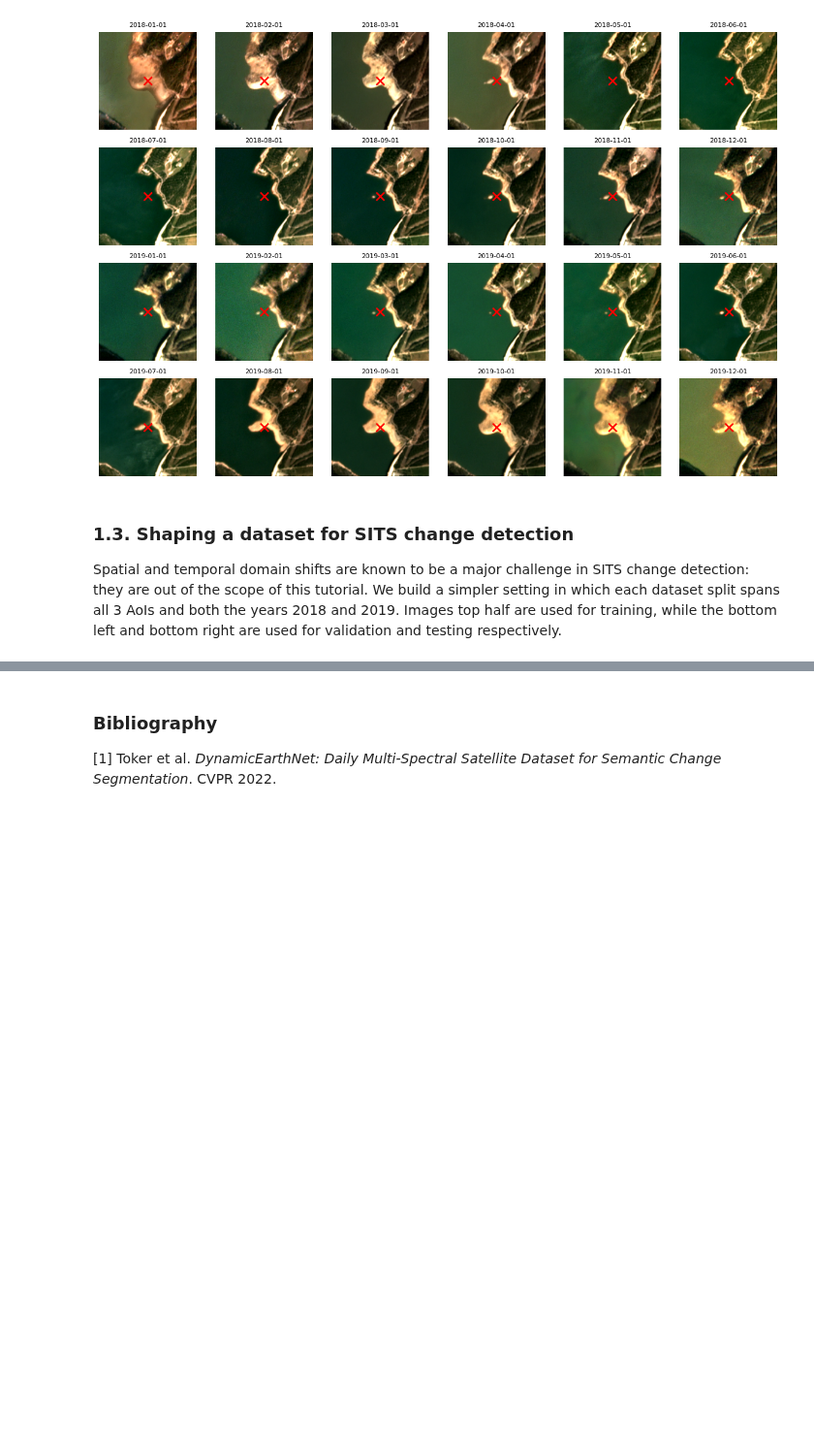
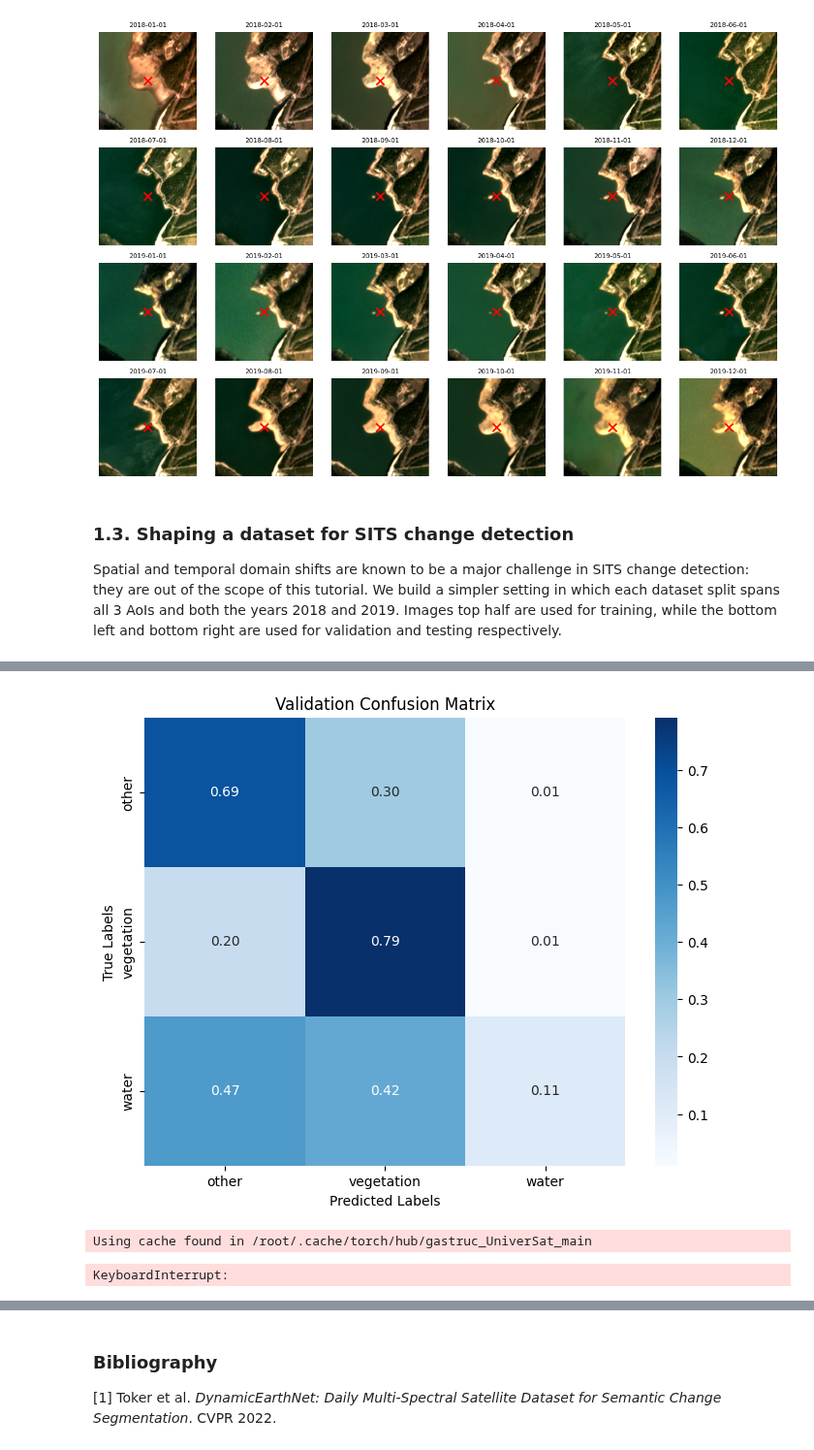
Before and after one commit to ElliotVincent/iadf_tutorial, a Jupyter notebook: tutorial.ipynb, the cells around one changed output, grey strips where cells are left out. Shown at 97% size. Saved outputs shown, nothing was run; the diff lists cells and outputs as text; code cells hidden in the pictures; blank space fills up the shorter version.

```diff
--- a/tutorial.ipynb
+++ b/tutorial.ipynb
@@ -542,0 +540,42 @@ plt.show()
+# %%
+import seaborn as sns
+
+# plot val_confusion matrix
+plt.figure(figsize=(8, 6))
+# normalize the confusion matrix for better visualization
+val_conf_matrix_normalized = val_conf_matrix.float() / val_conf_matrix.sum(dim=1, keepdim=True)
+sns.heatmap(val_conf_matrix_normalized.cpu().numpy(), annot=True, fmt='.2f', cmap='Blues', xticklabels=[DYNAMICEARTHNET_CLASSES[i]["label"] for i in range(3)], yticklabels=[DYNAMICEARTHNET_CLASSES[i]["label"] for i in range(3)])
+plt.xlabel('Predicted Labels')
+plt.ylabel('True Labels')
+plt.title('Validation Confusion Matrix')
+plt.show()
+# %% [output]
+[figure, added]
+# %%
+import torch
+
+model = torch.hub.load('gastruc/UniverSat', 'from_pretrained').eval()
+# %% [output]
+Using cache found in /root/.cache/torch/hub/gastruc_UniverSat_main
+# %%
+device = 'cuda'
+
+
+val_loader = DataLoader(val_set, batch_size=1, shuffle=False)
+
+for batch in val_loader:
+  imgs, labs = batch
+  imgs = imgs[:, :4].to(device)
+  labs = labs[:, :4].to(device)
+  # imgs of shape (1, T, C, H, W)
+  imgs, labs = imgs.reshape(-1, *imgs.shape[2:]), labs.reshape(-1, *labs.shape[2:])  # Flatten the time dimension
+  with torch.no_grad():
+    features, _ = model.encode(
+        {"planet": imgs},
+        patch_size=40,
+        output_grid=32
+    )
+  print(features.shape)
+  break
+# %% [output]
+KeyboardInterrupt:
```
Also changed, not shown: parts of 18 cells of this notebook.
